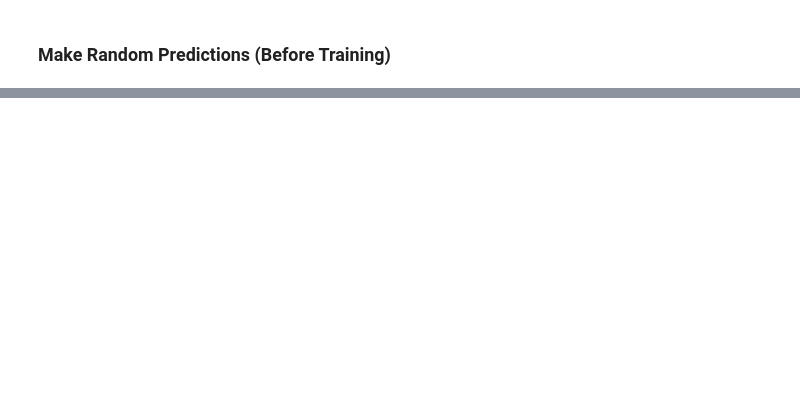
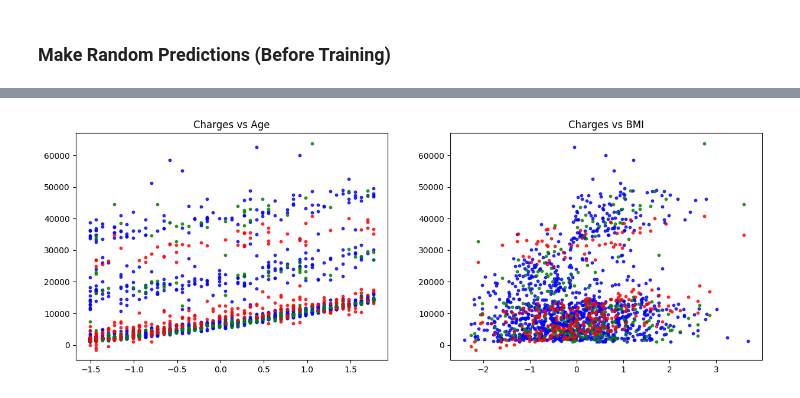
Before and after one commit to Game-Coder-94/Insurance-Cost-Forecasting, a Jupyter notebook: training.ipynb, the cells around one changed output, grey strips where cells are left out. Saved outputs shown, nothing was run; the diff lists cells and outputs as text; code cells hidden in the pictures; blank space fills up the shorter version.

```diff
--- a/training.ipynb
+++ b/training.ipynb
@@ -252,0 +271,6 @@ plot_predictions(predictions=y_preds)
+# %%
+# MSE loss function
+loss_fn = nn.MSELoss()
+
+# Adam optimizer
+optimizer = torch.optim.Adam(model_V1.parameters(), lr=0.005)
@@ -252,0 +354,4 @@ plot_predictions(predictions=y_preds)
+# %%
+plot_predictions(predictions=test_preds * y_train_std + y_train_mean)
+# %% [output]
+[figure, added]
```
Also changed, not shown: parts of 12 cells of this notebook.
